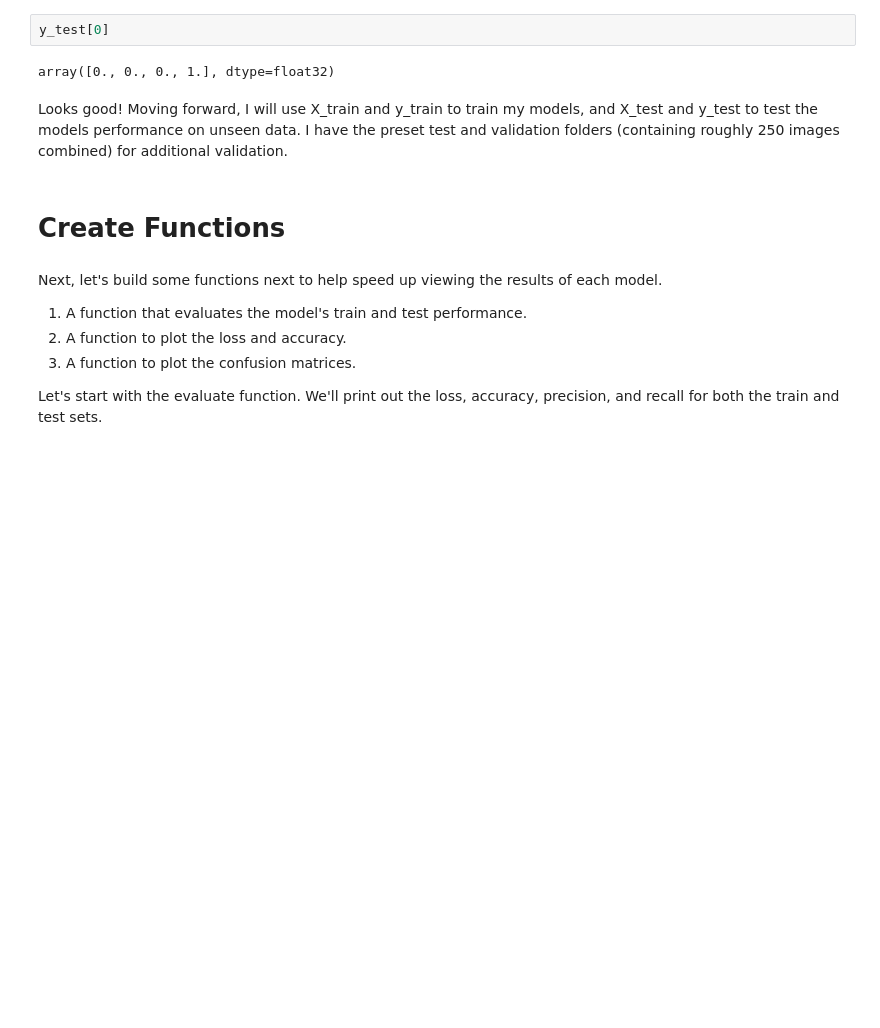
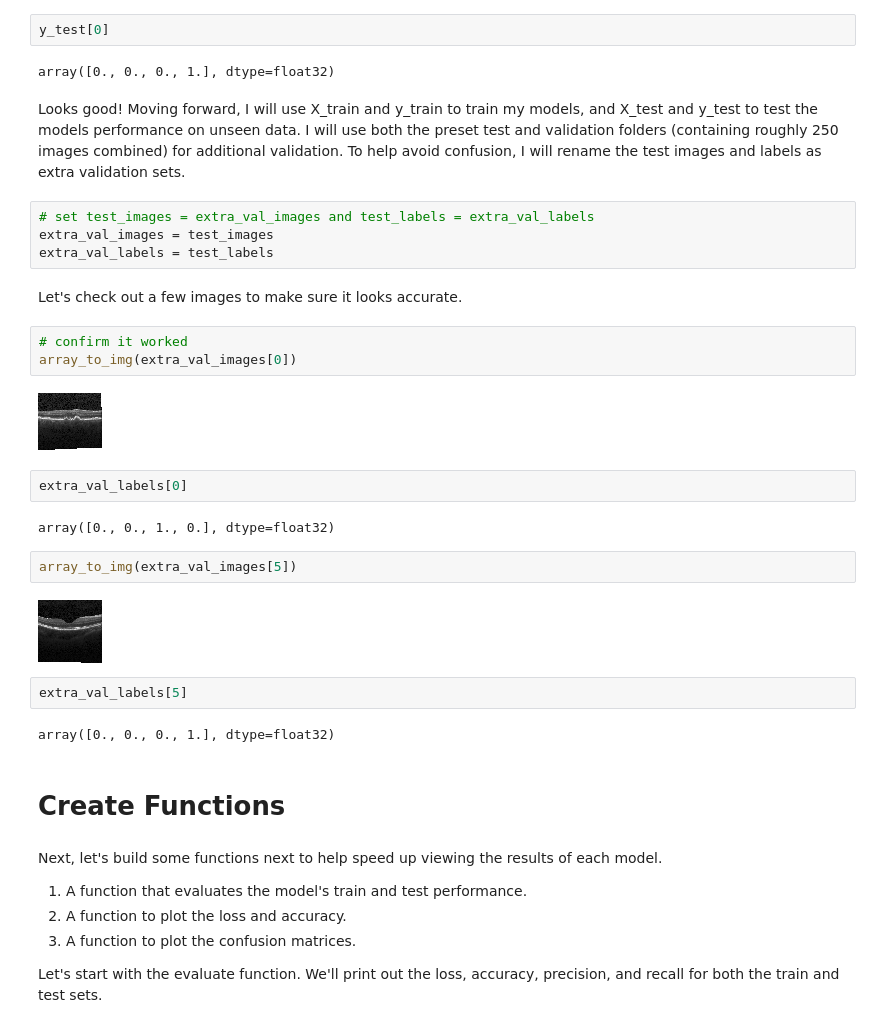
Before and after one commit to rachelhgoldstein/Retinal-OCT-Disease-Recognition, a Jupyter notebook: Working_Copy.ipynb, the cells around one changed output. Cells and saved outputs as stored; diff of their text form; blank space fills up the shorter version.

```diff
--- a/Working_Copy.ipynb
+++ b/Working_Copy.ipynb
@@ -397,7 +398,30 @@ y_test[0]
 # %% [output]
 array([0., 0., 0., 1.], dtype=float32)
 # %% [markdown]
-Looks good! Moving forward, I will use X_train and y_train to train my models, and X_test and y_test to test the models performance on unseen data. I have the preset test and validation folders (containing roughly 250 images combined) for additional validation.
+Looks good! Moving forward, I will use X_train and y_train to train my models, and X_test and y_test to test the models performance on unseen data. I will use both the preset test and validation folders (containing roughly 250 images combined) for additional validation. To help avoid confusion, I will rename the test images and labels as extra validation sets.
+# %%
+# set test_images = extra_val_images and test_labels = extra_val_labels
+extra_val_images = test_images
+extra_val_labels = test_labels
+# %% [markdown]
+Let's check out a few images to make sure it looks accurate.
+# %%
+# confirm it worked
+array_to_img(extra_val_images[0])
+# %% [output]
+[figure, added]
+# %%
+extra_val_labels[0]
+# %% [output]
+array([0., 0., 1., 0.], dtype=float32)
+# %%
+array_to_img(extra_val_images[5])
+# %% [output]
+[figure, added]
+# %%
+extra_val_labels[5]
+# %% [output]
+array([0., 0., 0., 1.], dtype=float32)
 # %% [markdown]
 # Create Functions
 # %% [markdown]
```
Also changed, not shown: parts of 159 cells of this notebook.
